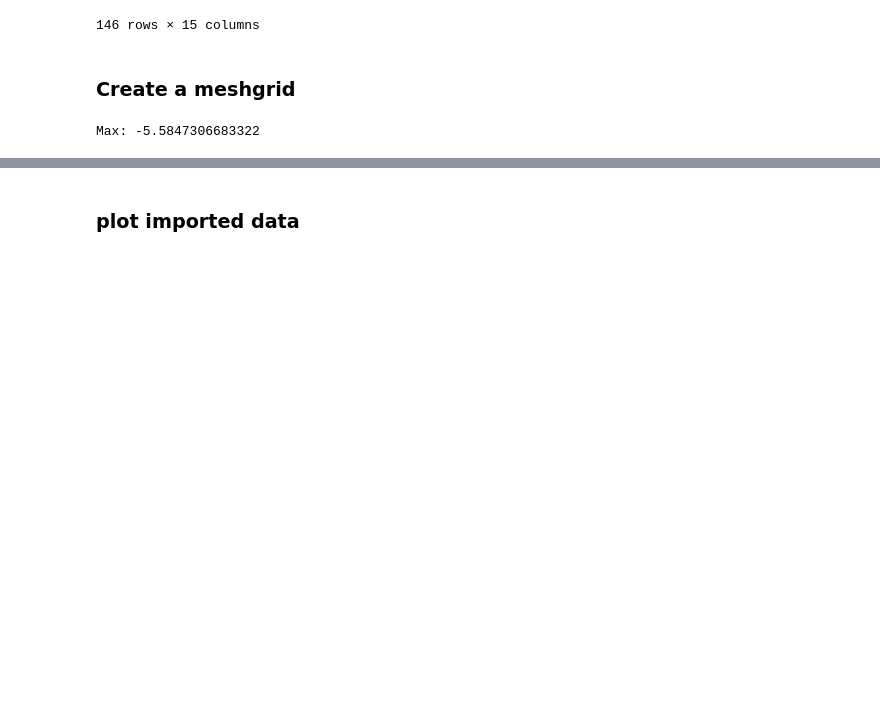
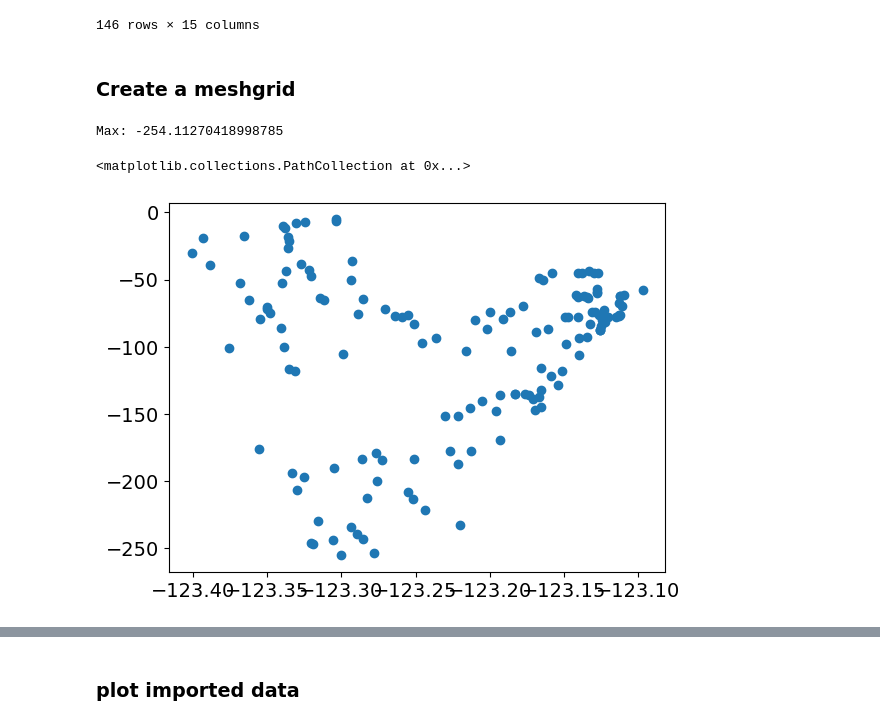
Before and after one commit to mebo4/EOSC454_project, a Jupyter notebook: project.ipynb, the cells around one changed output, grey strips where cells are left out. Cells and saved outputs as stored; diff of their text form; code cells hidden in the pictures; blank space fills up the shorter version.

```diff
--- a/project.ipynb
+++ b/project.ipynb
@@ -66,30 +69,32 @@ df
 # %%
 # Extract the values for longitude, latitude, z, and bouguerected
 lon = df['lon'].values
 lat = df['lat'].values
 z = df['z'].values
 bouguer = df['bouguer_slab'].values
 
 # Create a regular grid for interpolation based on the range of lon and lat
 num_points = 100
 lon_lin = np.linspace(lon.min(), lon.max(), num_points)
 lat_lin = np.linspace(lat.min(), lat.max(), num_points)
 grid_lon, grid_lat = np.meshgrid(lon_lin, lat_lin)
 
 # Interpolate z and bouguerected onto the regular grid using cubic interpolation
 grid_z = griddata((lon, lat), z, (grid_lon, grid_lat), method='cubic')
 # Interpolate with linear first
 grid_bouguer = griddata((lon, lat), bouguer, (grid_lon, grid_lat), method='linear')
 
 # # Fill NaNs using nearest
 # nan_mask_z = np.isnan(grid_z)
 # nan_mask_b = np.isnan(grid_bouguer)
 
 # grid_z[nan_mask_z] = griddata((lon, lat), z, (grid_lon, grid_lat), method='nearest')[nan_mask]
 # grid_bouguer[nan_mask_b] = griddata((lon, lat), bouguer, (grid_lon, grid_lat), method='nearest')[nan_mask]
 
 
-print("Max:", np.nanmax(grid_bouguer))
-# bouguer
+print("Max:", np.nanmin(grid_bouguer))
+plt.scatter(lon, bouguer)
 # %% [output]
-Max: -5.5847306683322
+Max: -254.11270418998785
+<matplotlib.collections.PathCollection at 0x...>
+[figure, added]
```
Also changed, not shown: parts of 60 cells of this notebook, 5 other files.
